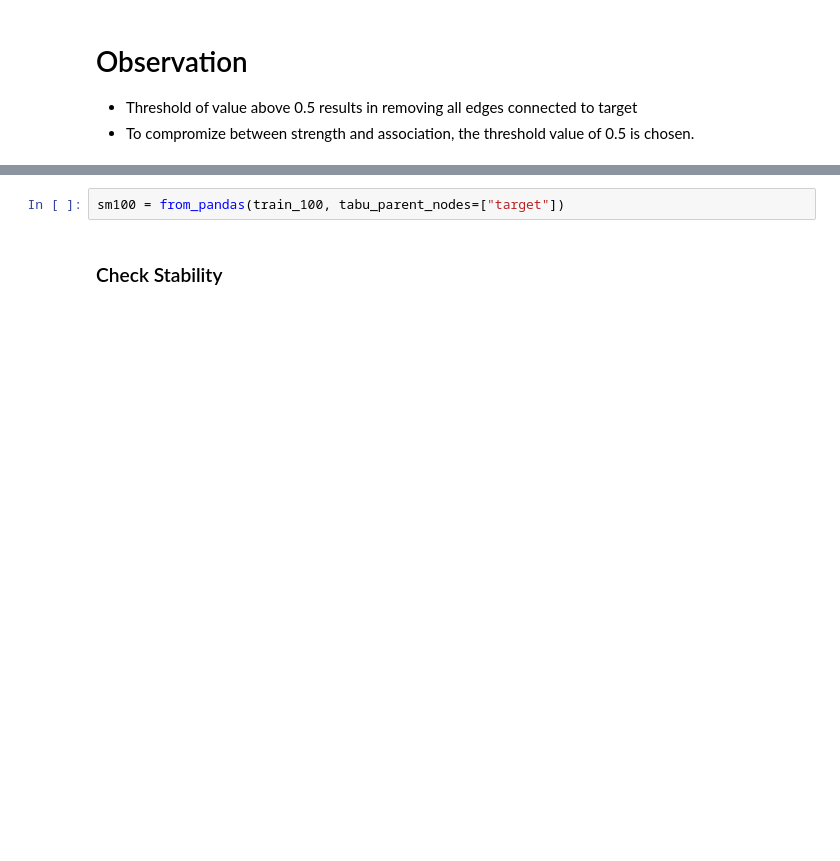
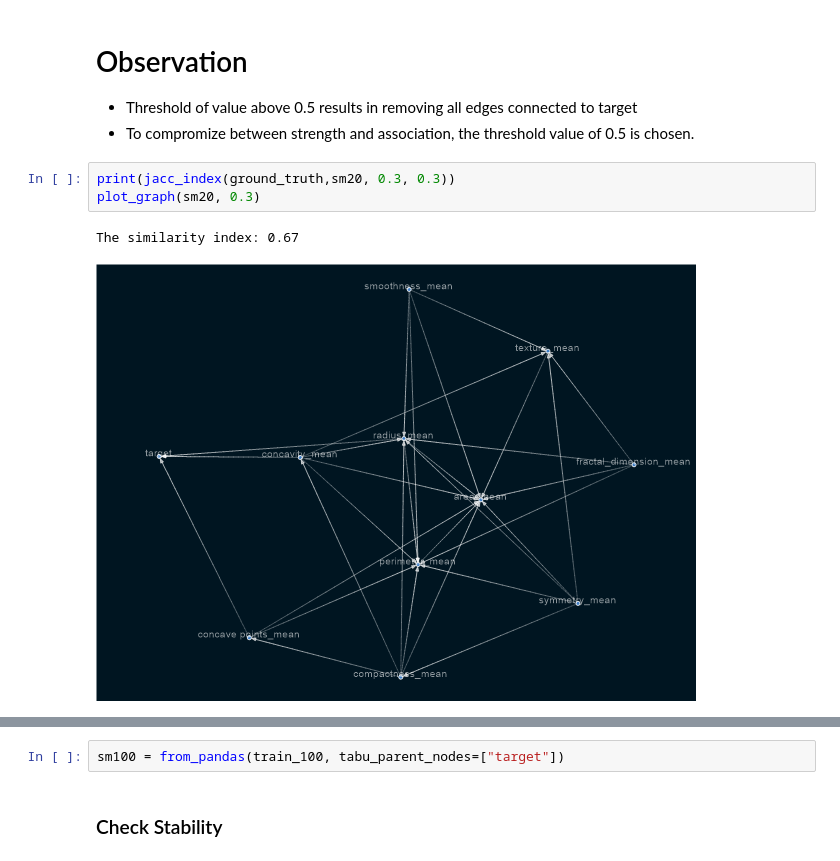
Before and after one commit to benbel376/causal_graph, a Jupyter notebook: notebooks/Causal_Inference.ipynb, the cells around one changed output, grey strips where cells are left out. Saved outputs shown, nothing was run; the diff lists cells and outputs as text; blank space fills up the shorter version.

```diff
--- a/notebooks/Causal_Inference.ipynb
+++ b/notebooks/Causal_Inference.ipynb
@@ -347,3 +357,9 @@ plot_graph(ground_truth, 0.5)
 # Observation
 - Threshold of value above 0.5 results in removing all edges connected to target
 - To compromize between strength and association, the threshold value of 0.5 is chosen.
+# %%
+print(jacc_index(ground_truth,sm20, 0.3, 0.3))
+plot_graph(sm20, 0.3)
+# %% [output]
+The similarity index: 0.67
+[figure, added]
```
Also changed, not shown: parts of 3 cells of this notebook.
